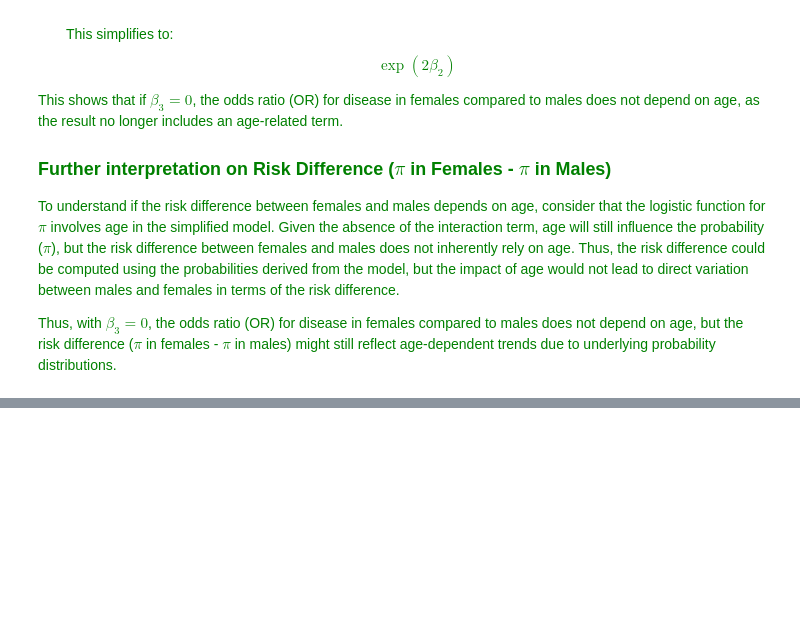
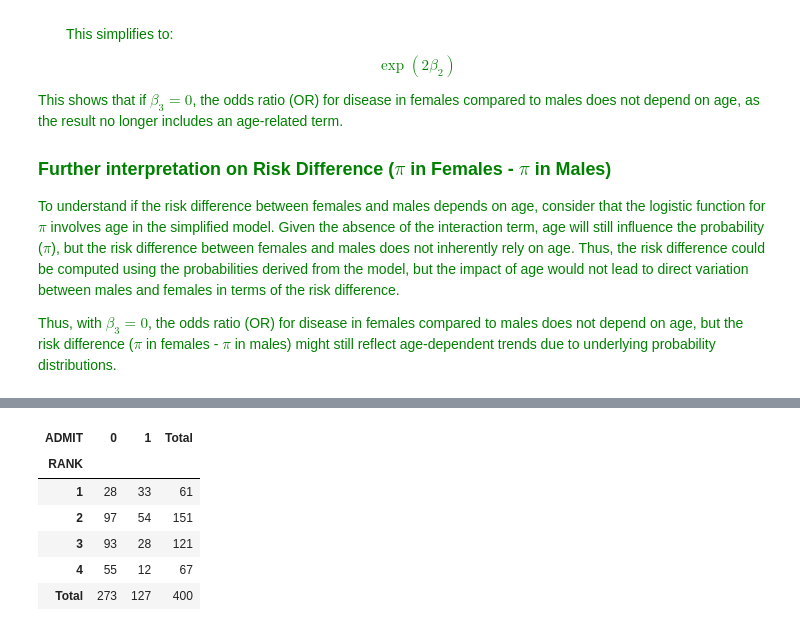
Before and after one commit to Simonlee711/UCLA-Grad-Courses, a Jupyter notebook: BIOMATH204/hw4/pset4.ipynb, the cells around one changed output, grey strips where cells are left out. Drawn from its saved outputs; the diff is of its cells as text; code cells hidden in the pictures; blank space fills up the shorter version.

```diff
--- a/BIOMATH204/hw4/pset4.ipynb
+++ b/BIOMATH204/hw4/pset4.ipynb
@@ -78,0 +203,13 @@ $$
+# %%
+# Cross-tabulation of rank versus admission
+rank_admission_tabulation = pd.crosstab(admit_data["RANK"], admit_data["ADMIT"], margins=True, margins_name="Total")
+
+rank_admission_tabulation
+# %% [output]
+| ADMIT | 0 | 1 | Total |
+| RANK |  |  |  |
+| 1 | 28 | 33 | 61 |
+| 2 | 97 | 54 | 151 |
+| 3 | 93 | 28 | 121 |
+| 4 | 55 | 12 | 67 |
+| Total | 273 | 127 | 400 |
```
Also changed, not shown: parts of 11 cells of this notebook, 1 other file.
